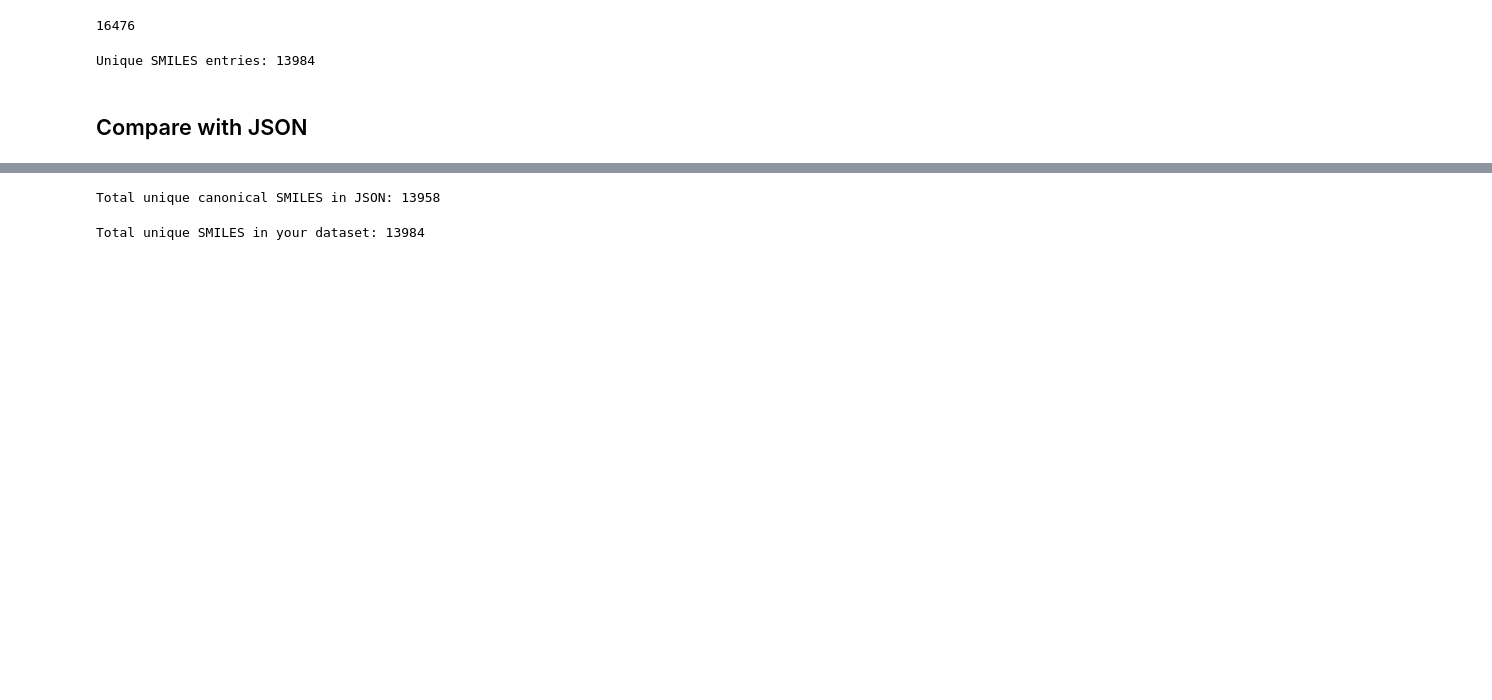
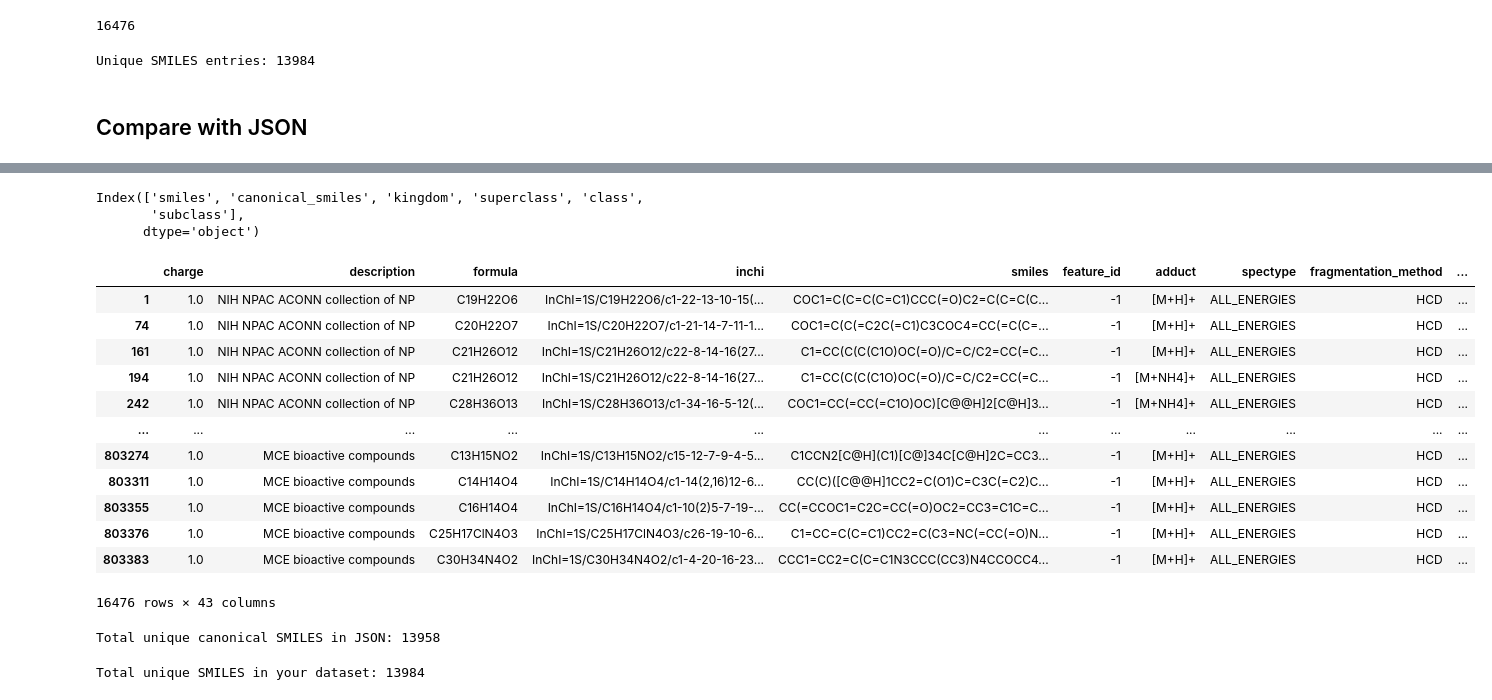
Before and after one commit to Jozefov/MassSpecGymMSn, a Jupyter notebook: notebooks/MSn/dataset_analysis/analysis_2.ipynb, the cells around one changed output, grey strips where cells are left out. Cells and saved outputs as stored; diff of their text form; code cells hidden in the pictures; blank space fills up the shorter version.

Commit message:
parsing classyfire into dataframe

```diff
--- a/notebooks/MSn/dataset_analysis/analysis_2.ipynb
+++ b/notebooks/MSn/dataset_analysis/analysis_2.ipynb
@@ -233,0 +387,6 @@ def extract_tree_id(node_id):
+# %%
+unique_classyfire_df.keys()
+# %% [output]
+Index(['smiles', 'canonical_smiles', 'kingdom', 'superclass', 'class',
+       'subclass'],
+      dtype='object')
@@ -234,3 +398,19 @@ def extract_tree_id(node_id):
+# %%
+msn_dataset.metadata[msn_dataset.metadata["ms_level"]=="2"]
+# %% [output]
+|  | charge | description | formula | inchi | smiles | feature_id | adduct | spectype | fragmentation_method | ... |
+| 1 | 1.0 | NIH NPAC ACONN collection of NP | C19H22O6 | InChI=1S/C19H22O6/c1-22-13-10-15(... | COC1=C(C=C(C=C1)CCC(=O)C2=C(C=C(C... | -1 | [M+H]+ | ALL_ENERGIES | HCD | ... |
+| 74 | 1.0 | NIH NPAC ACONN collection of NP | C20H22O7 | InChI=1S/C20H22O7/c1-21-14-7-11-1... | COC1=C(C(=C2C(=C1)C3COC4=CC(=C(C=... | -1 | [M+H]+ | ALL_ENERGIES | HCD | ... |
+| 161 | 1.0 | NIH NPAC ACONN collection of NP | C21H26O12 | InChI=1S/C21H26O12/c22-8-14-16(27... | C1=CC(C(C(C1O)OC(=O)/C=C/C2=CC(=C... | -1 | [M+H]+ | ALL_ENERGIES | HCD | ... |
+| 194 | 1.0 | NIH NPAC ACONN collection of NP | C21H26O12 | InChI=1S/C21H26O12/c22-8-14-16(27... | C1=CC(C(C(C1O)OC(=O)/C=C/C2=CC(=C... | -1 | [M+NH4]+ | ALL_ENERGIES | HCD | ... |
+| 242 | 1.0 | NIH NPAC ACONN collection of NP | C28H36O13 | InChI=1S/C28H36O13/c1-34-16-5-12(... | COC1=CC(=CC(=C1O)OC)[C@@H]2[C@H]3... | -1 | [M+NH4]+ | ALL_ENERGIES | HCD | ... |
+| ... | ... | ... | ... | ... | ... | ... | ... | ... | ... | ... |
+| 803274 | 1.0 | MCE bioactive compounds | C13H15NO2 | InChI=1S/C13H15NO2/c15-12-7-9-4-5... | C1CCN2[C@H](C1)[C@]34C[C@H]2C=CC3... | -1 | [M+H]+ | ALL_ENERGIES | HCD | ... |
+| 803311 | 1.0 | MCE bioactive compounds | C14H14O4 | InChI=1S/C14H14O4/c1-14(2,16)12-6... | CC(C)([C@@H]1CC2=C(O1)C=C3C(=C2)C... | -1 | [M+H]+ | ALL_ENERGIES | HCD | ... |
+| 803355 | 1.0 | MCE bioactive compounds | C16H14O4 | InChI=1S/C16H14O4/c1-10(2)5-7-19-... | CC(=CCOC1=C2C=CC(=O)OC2=CC3=C1C=C... | -1 | [M+H]+ | ALL_ENERGIES | HCD | ... |
+| 803376 | 1.0 | MCE bioactive compounds | C25H17ClN4O3 | InChI=1S/C25H17ClN4O3/c26-19-10-6... | C1=CC=C(C=C1)CC2=C(C3=NC(=CC(=O)N... | -1 | [M+H]+ | ALL_ENERGIES | HCD | ... |
+| 803383 | 1.0 | MCE bioactive compounds | C30H34N4O2 | InChI=1S/C30H34N4O2/c1-4-20-16-23... | CCC1=CC2=C(C=C1N3CCC(CC3)N4CCOCC4... | -1 | [M+H]+ | ALL_ENERGIES | HCD | ... |
+16476 rows × 43 columns
 # %%
 json_path = '/Users/macbook/CODE/PyClassyFire/data/final_classification_results.json'
 # %%
```
Also changed, not shown: parts of 41 cells of this notebook, 1 other file.
